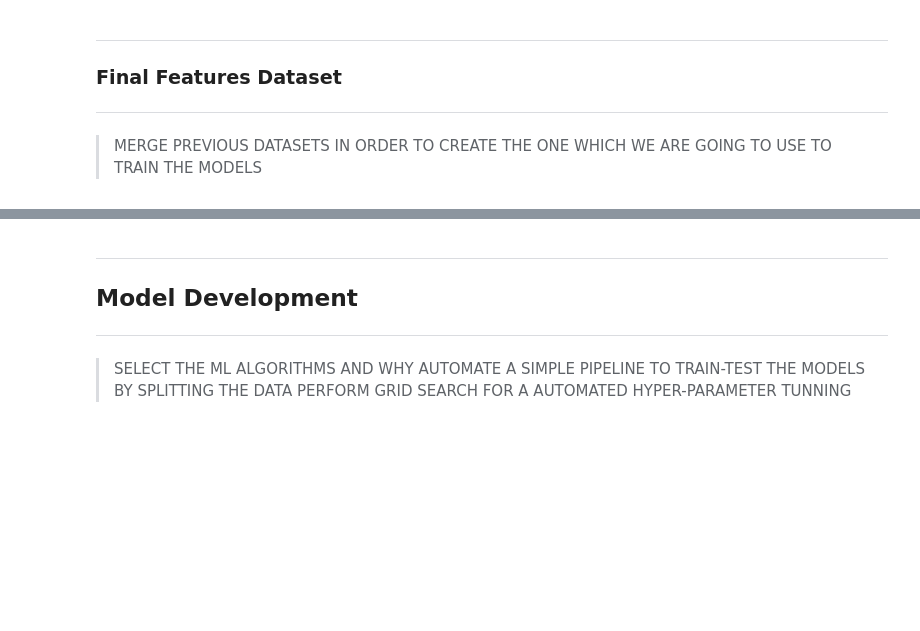
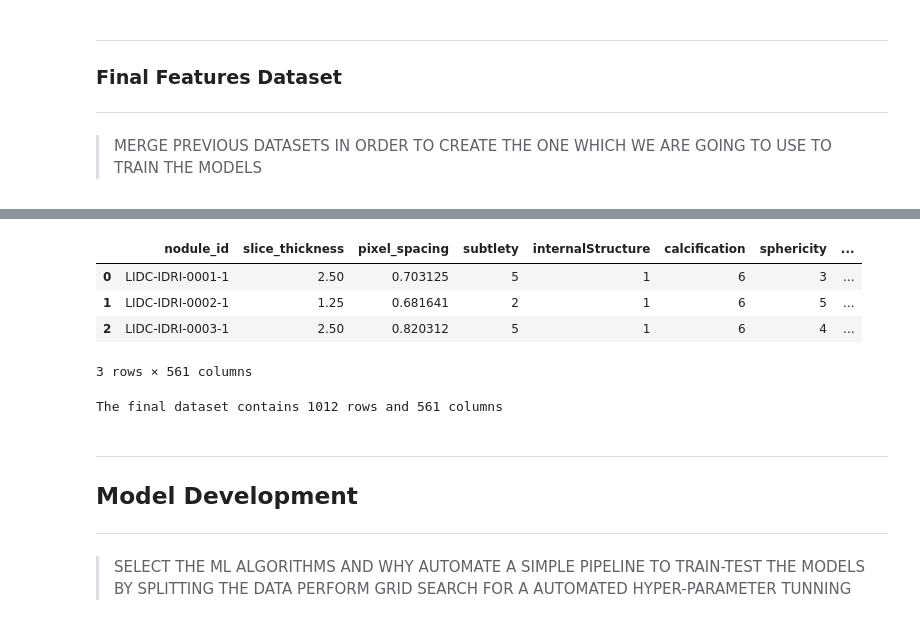
Before and after one commit to EstevesX10/Lung-Cancer-Classification-with-CT-Scans, a Jupyter notebook: Lung Cancer Classification with CT Scans/LungCancerClassification.ipynb, the cells around one changed output, grey strips where cells are left out. Saved outputs shown, nothing was run; the diff lists cells and outputs as text; code cells hidden in the pictures; blank space fills up the shorter version.

```diff
--- a/Lung Cancer Classification with CT Scans/LungCancerClassification.ipynb
+++ b/Lung Cancer Classification with CT Scans/LungCancerClassification.ipynb
@@ -670,3 +807,3 @@ df_refactored_pyradiomics.head(3)
 # %%
 # Remove rows with at least one null / NaN Value
-# df = df.dropna(how='any')
+df_merged = df_merged.dropna(how='any')
@@ -677,3 +816,49 @@ df_refactored_pyradiomics.head(3)
+# %%
+def removeHighlyCorrelatedFeatures(df:pd.DataFrame, correlationThreshold:float=0.9, verbose:bool=False) -> pd.DataFrame:
+    """
+    # Description
+        -> Removes highly correlated features from a DataFrame
+        based on the specified correlation threshold.
+
+    := param: df - The input DataFrame
+    := param: correlation_threshold - The threshold above which features will be considered highly correlated
+    := param: verbose - Whether to print verbose output showing the features being dropped
+    := return: A DataFrame with highly correlated features removed
+    """
+
+    # Compute the correlation matrix
+    correlationMatrix = df.corr().abs()  # Get absolute values of correlations
+
+    # Select the upper triangle of the correlation matrix
+    upperTriangleCorrelationMatrix = correlationMatrix.where(np.triu(np.ones(correlationMatrix.shape), k=1).astype(bool))
+
+    # Find features with correlation greater than the threshold
+    columnsToDrop = [column for column in upperTriangleCorrelationMatrix.columns if any(upperTriangleCorrelationMatrix[column] > correlationThreshold)]
+
+    if verbose:
+        print(f"Columns to drop (correlation > {correlationThreshold}): {columnsToDrop}")
+
+    # Drop the highly correlated features
+    reducedDataFrame = df.drop(columns=columnsToDrop)
+
+    # Return the reduced dataset
+    return reducedDataFrame
+# %%
+# Remove Highly correlated features
+df_final = removeHighlyCorrelatedFeatures(df_merged)
+df_final.head(3)
+# %% [output]
+|  | nodule_id | slice_thickness | pixel_spacing | subtlety | internalStructure | calcification | sphericity | ... |
+| 0 | LIDC-IDRI-0001-1 | 2.50 | 0.703125 | 5 | 1 | 6 | 3 | ... |
+| 1 | LIDC-IDRI-0002-1 | 1.25 | 0.681641 | 2 | 1 | 6 | 5 | ... |
+| 2 | LIDC-IDRI-0003-1 | 2.50 | 0.820312 | 5 | 1 | 6 | 4 | ... |
+3 rows × 561 columns
+# %%
+# Inspect the shape of the final dataset
+(finalRows, finalCols) = df_final.shape
+print(f"The final dataset contains {finalRows} rows and {finalCols} columns")
+# %% [output]
+The final dataset contains 1012 rows and 561 columns
 # %% [markdown]
 ---
 ## Model Development
```
Also changed, not shown: parts of 20 cells of this notebook.
